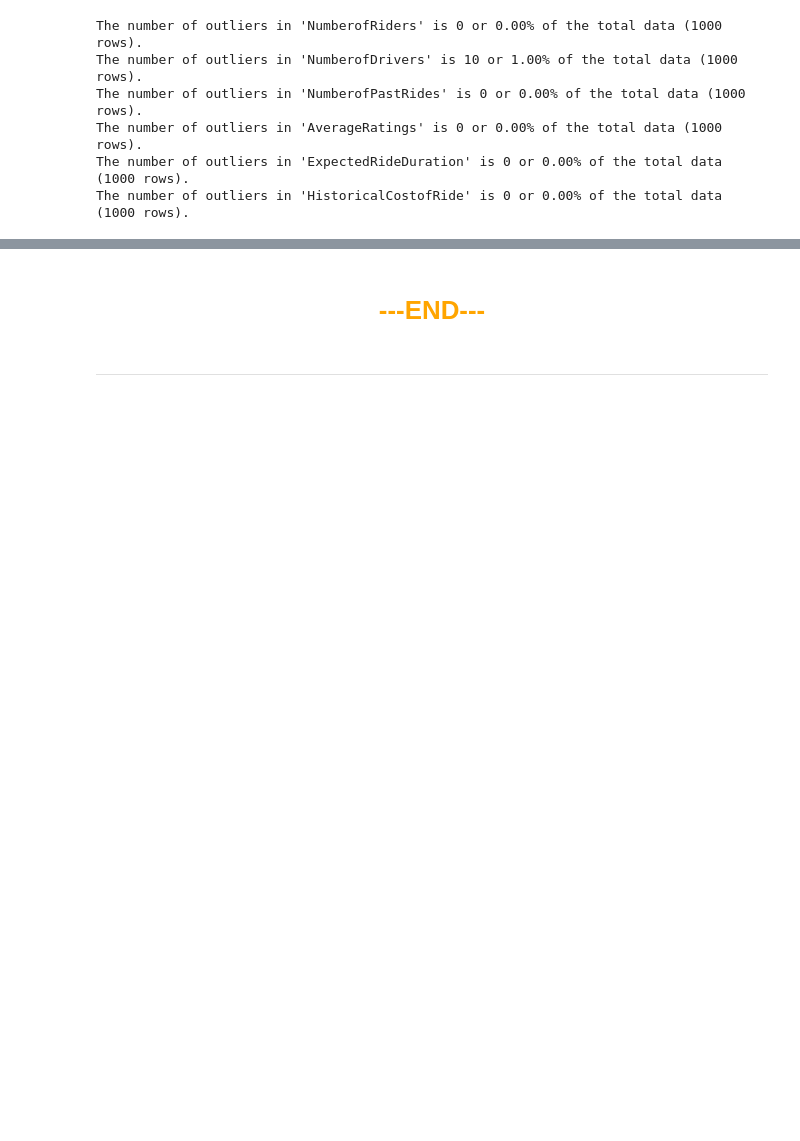
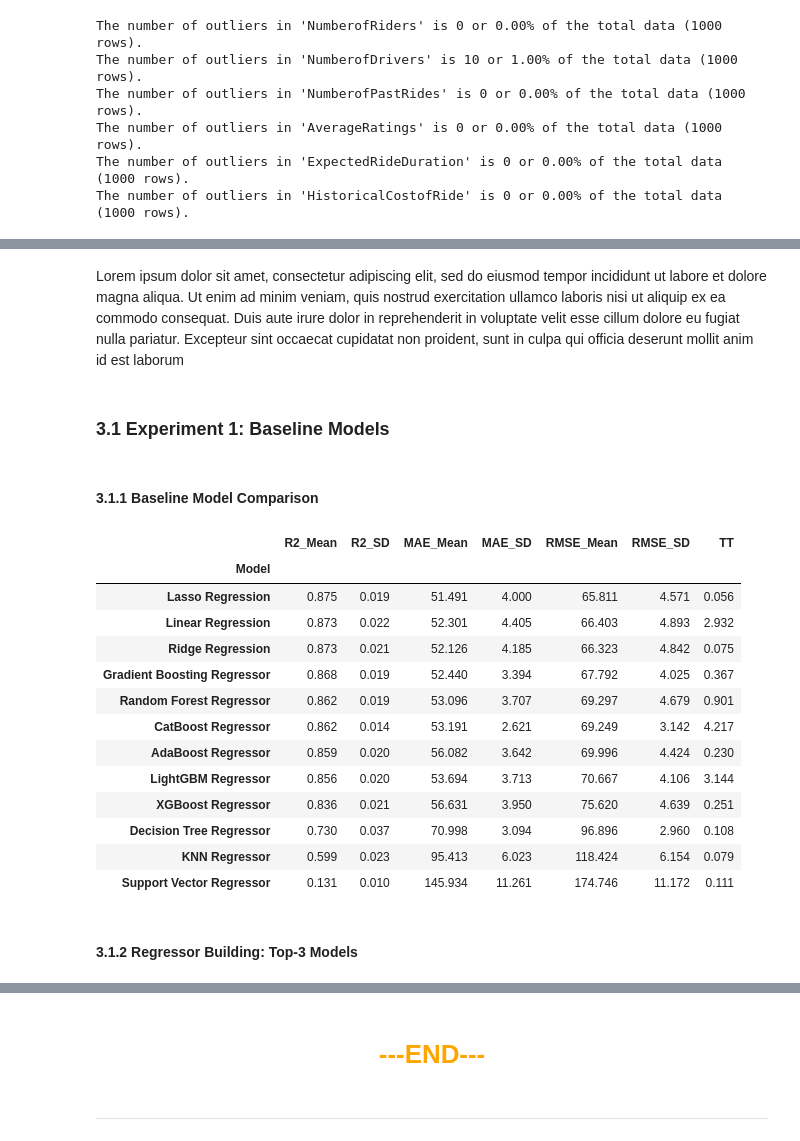
Before and after one commit to LingAdeu/dynamic-pricing-model, a Jupyter notebook: notebook/notebook.ipynb, the cells around one changed output, grey strips where cells are left out. Drawn from its saved outputs; the diff is of its cells as text; code cells hidden in the pictures; blank space fills up the shorter version.

Commit message:
Adding predictive modeling

```diff
--- a/notebook/notebook.ipynb
+++ b/notebook/notebook.ipynb
@@ -189,0 +349,11 @@ The number of outliers in 'HistoricalCostofRide' is 0 or 0.00% of the total data
+# %%
+# split dataset
+X = df.drop(columns='HistoricalCostofRide')
+y = df['HistoricalCostofRide']
+RANDOM_STATE = 42
+X_train, X_test, y_train, y_test= train_test_split(X, y, test_size=0.1, random_state=RANDOM_STATE)
+
+print(f'The X_train consists of {X_train.shape[0]} rows and {X_train.shape[1]} columns')
+print(f'The y_train consists of {y_train.shape[0]} rows')
+print(f'X_test consists of {X_test.shape[0]} rows and {X_test.shape[1]} columns')
+print(f'The y_test consists of {y_test.shape[0]} rows')
@@ -189,0 +365,7 @@ The number of outliers in 'HistoricalCostofRide' is 0 or 0.00% of the total data
+# %%
+# identify numeric and categorical features
+numeric_features = X.select_dtypes(include='number').columns.tolist()
+categorical_features = X.select_dtypes(include='object').columns.tolist()
+
+print('Numerical features:', numeric_features)
+print('Categorical features:', categorical_features)
@@ -191,0 +449,48 @@ Lorem ipsum dolor sit amet, consectetur adipiscing elit, sed do eiusmod tempor i
+# %% [markdown]
+Lorem ipsum dolor sit amet, consectetur adipiscing elit, sed do eiusmod tempor incididunt ut labore et dolore magna aliqua. Ut enim ad minim veniam, quis nostrud exercitation ullamco laboris nisi ut aliquip ex ea commodo consequat. Duis aute irure dolor in reprehenderit in voluptate velit esse cillum dolore eu fugiat nulla pariatur. Excepteur sint occaecat cupidatat non proident, sunt in culpa qui officia deserunt mollit anim id est laborum
+# %% [markdown]
+### **3.1 Experiment 1: Baseline Models**
+# %% [markdown]
+#### **3.1.1 Baseline Model Comparison**
+# %%
+# Use K-Fold cross-validation
+kf = KFold(n_splits=5, shuffle=True, random_state=RANDOM_STATE)
+
+# Evaluate each model via model comparison
+results = []
+for name, pipeline in pipelines:
+    scores = {}
+    start_time = time.time()
+    for metric_name, scorer in scoring.items():
+        cv_scores = cross_val_score(pipeline, X_train, y_train, cv=kf, scoring=scorer, n_jobs=-1)
+        scores[f"{metric_name}_Mean"] = np.mean(cv_scores)
+        scores[f"{metric_name}_SD"] = np.std(cv_scores)
+    end_time = time.time()
+    training_time = end_time - start_time
+    scores['TT'] = training_time
+    results.append((name, scores))
+
+# DataFrame for comparison
+results_df = pd.DataFrame(results, columns=['Model', 'Scores'])
+scores_df = results_df['Scores'].apply(pd.Series)
+results_df = pd.concat([results_df[['Model']], scores_df], axis=1)
+results_df = results_df.set_index('Model')
+# %%
+results_df.round(3).sort_values(by='R2_Mean', ascending=False)
+# %% [output]
+|  | R2_Mean | R2_SD | MAE_Mean | MAE_SD | RMSE_Mean | RMSE_SD | TT |
+| Model |  |  |  |  |  |  |  |
+| Lasso Regression | 0.875 | 0.019 | 51.491 | 4.000 | 65.811 | 4.571 | 0.056 |
+| Linear Regression | 0.873 | 0.022 | 52.301 | 4.405 | 66.403 | 4.893 | 2.932 |
+| Ridge Regression | 0.873 | 0.021 | 52.126 | 4.185 | 66.323 | 4.842 | 0.075 |
+| Gradient Boosting Regressor | 0.868 | 0.019 | 52.440 | 3.394 | 67.792 | 4.025 | 0.367 |
+| Random Forest Regressor | 0.862 | 0.019 | 53.096 | 3.707 | 69.297 | 4.679 | 0.901 |
+| CatBoost Regressor | 0.862 | 0.014 | 53.191 | 2.621 | 69.249 | 3.142 | 4.217 |
+| AdaBoost Regressor | 0.859 | 0.020 | 56.082 | 3.642 | 69.996 | 4.424 | 0.230 |
+| LightGBM Regressor | 0.856 | 0.020 | 53.694 | 3.713 | 70.667 | 4.106 | 3.144 |
+| XGBoost Regressor | 0.836 | 0.021 | 56.631 | 3.950 | 75.620 | 4.639 | 0.251 |
+| Decision Tree Regressor | 0.730 | 0.037 | 70.998 | 3.094 | 96.896 | 2.960 | 0.108 |
+| KNN Regressor | 0.599 | 0.023 | 95.413 | 6.023 | 118.424 | 6.154 | 0.079 |
+| Support Vector Regressor | 0.131 | 0.010 | 145.934 | 11.261 | 174.746 | 11.172 | 0.111 |
+# %% [markdown]
+#### **3.1.2 Regressor Building: Top-3 Models**
```
Also changed, not shown: parts of 55 cells of this notebook, 4 other files.
